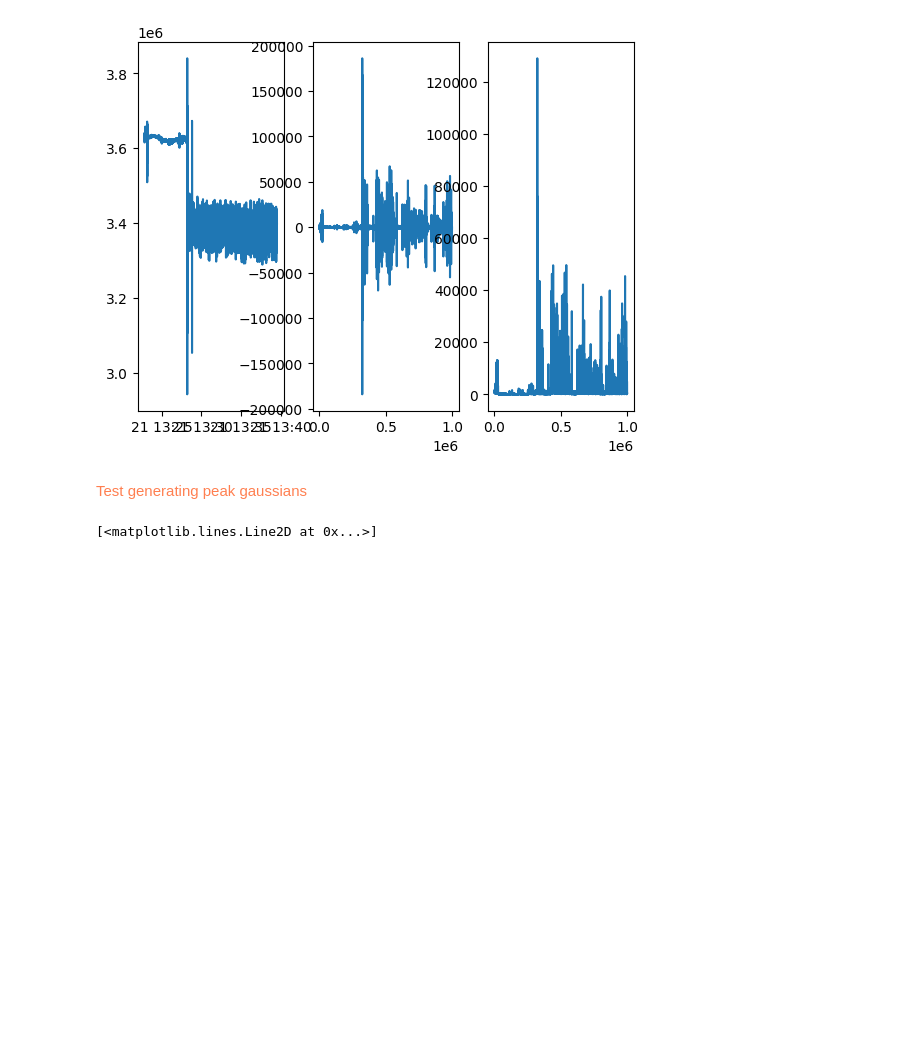
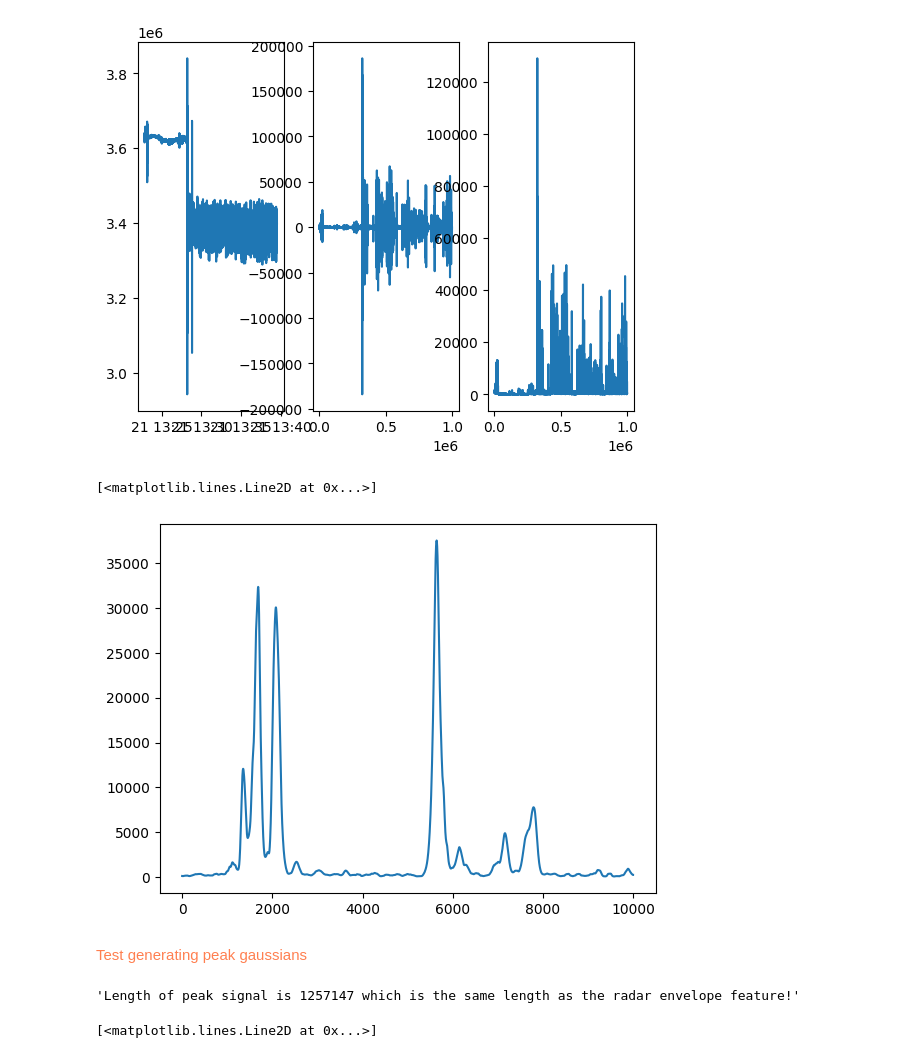
Before and after one commit to empkins/empkins-micro, a Jupyter notebook: empkins_micro/emrad/Playground.ipynb, the cells around one changed output. Saved outputs shown, nothing was run; the diff lists cells and outputs as text; code cells hidden in the pictures; blank space fills up the shorter version.

```diff
--- a/empkins_micro/emrad/Playground.ipynb
+++ b/empkins_micro/emrad/Playground.ipynb
@@ -180,12 +218,21 @@ axs[2].plot(heart_sound_band_envelope[2000:1000000])
 fig.show()
 # %% [output]
 [figure]
+# %%
+plt.plot(heart_sound_band_envelope[800000:810000])
+# %% [output]
+[<matplotlib.lines.Line2D at 0x...>]
+[figure, added]
 # %% [markdown]
 <span style="color:#FF7F50">Test generating peak gaussians</span>
 # %%
 sample_ecg = synced_data['Biopac_aligned__resampled_']["ecg"]
 peak_gaussians = ComputeEcgPeakGaussians()
 peaks = peak_gaussians.compute(sample_ecg, 1000.0).peak_gaussians_
+# %%
+f"Length of peak signal is {len(peaks)} which is the same length as the radar envelope feature!"
+# %% [output]
+'Length of peak signal is 1257147 which is the same length as the radar envelope feature!'
 # %%
 plt.plot(peaks[200:500])
 # %% [output]
```
Also changed, not shown: parts of 23 cells of this notebook, 5 other files.
